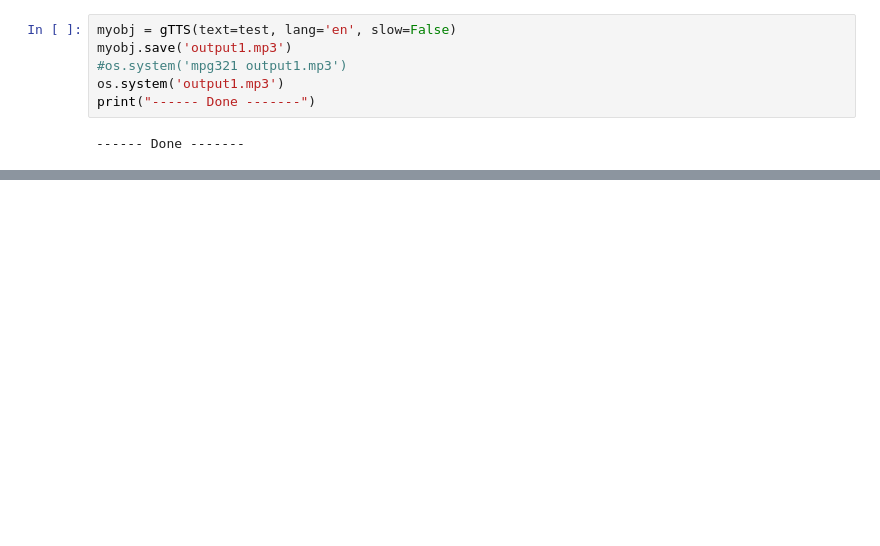
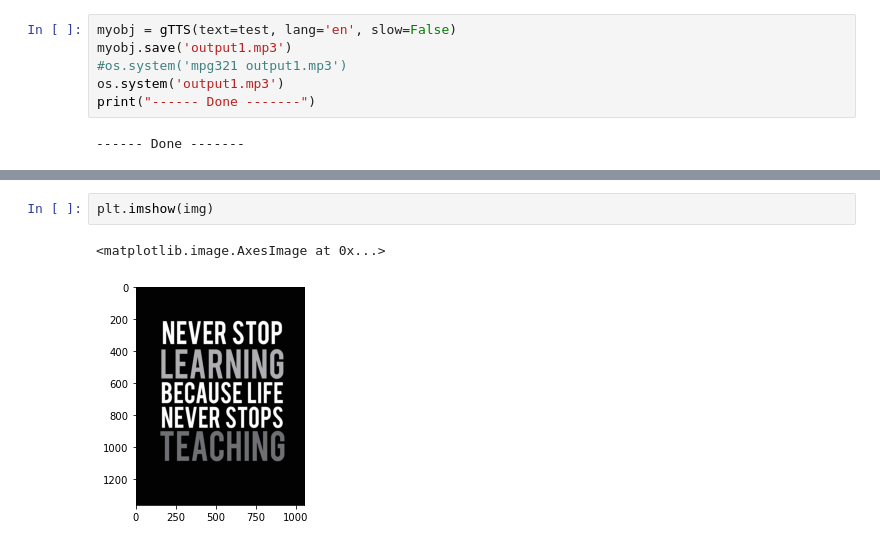
Before and after one commit to pawaramit1423/Cloudx-Hackathon, a Jupyter notebook: I2T2S.ipynb, the cells around one changed output, grey strips where cells are left out. Cells and saved outputs as stored; diff of their text form; blank space fills up the shorter version.

```diff
--- a/I2T2S.ipynb
+++ b/I2T2S.ipynb
@@ -69,0 +52,5 @@ DR. SEUSS
+# %%
+plt.imshow(img)
+# %% [output]
+<matplotlib.image.AxesImage at 0x...>
+[figure, added]
```
Also changed, not shown: parts of 5 cells of this notebook, 10 other files.
